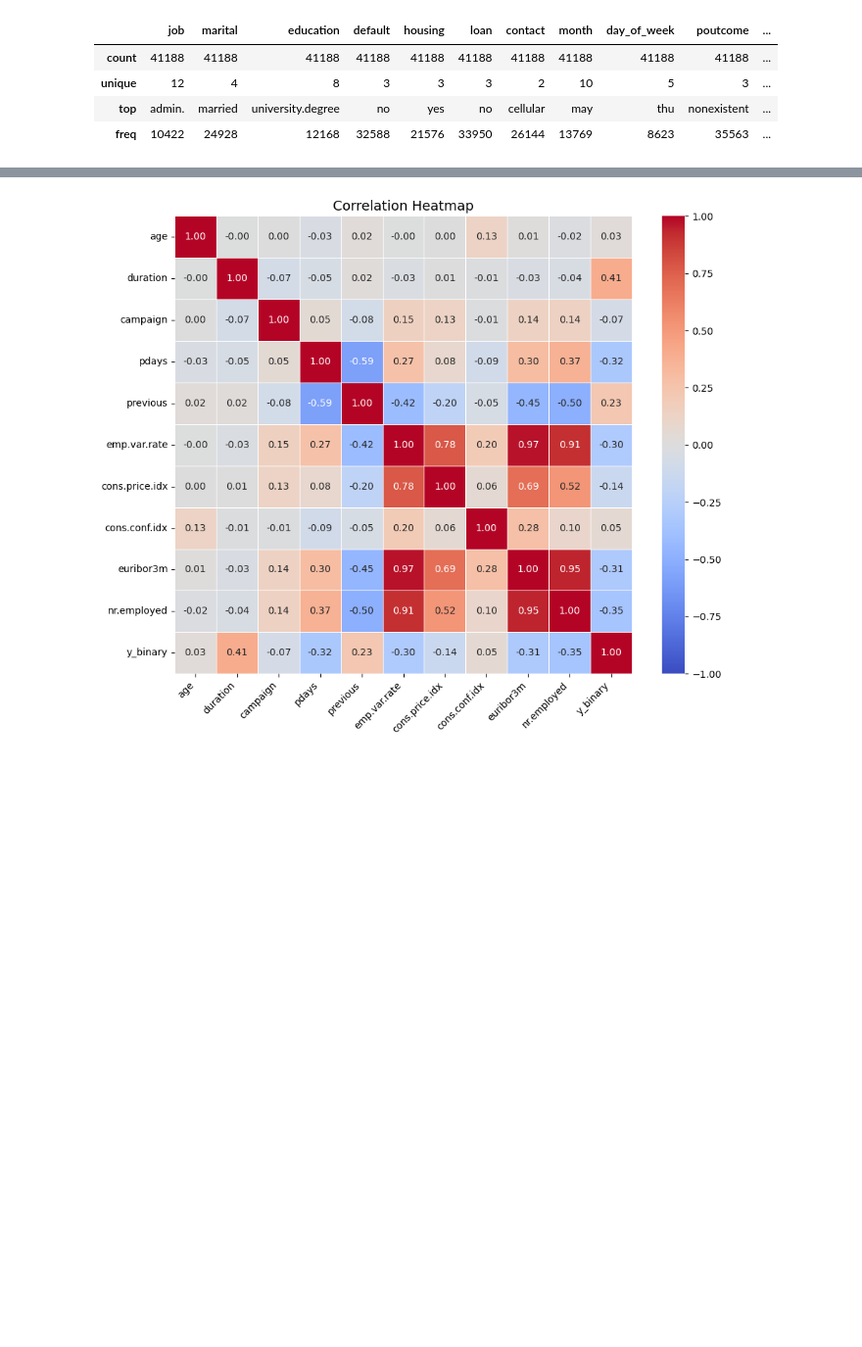
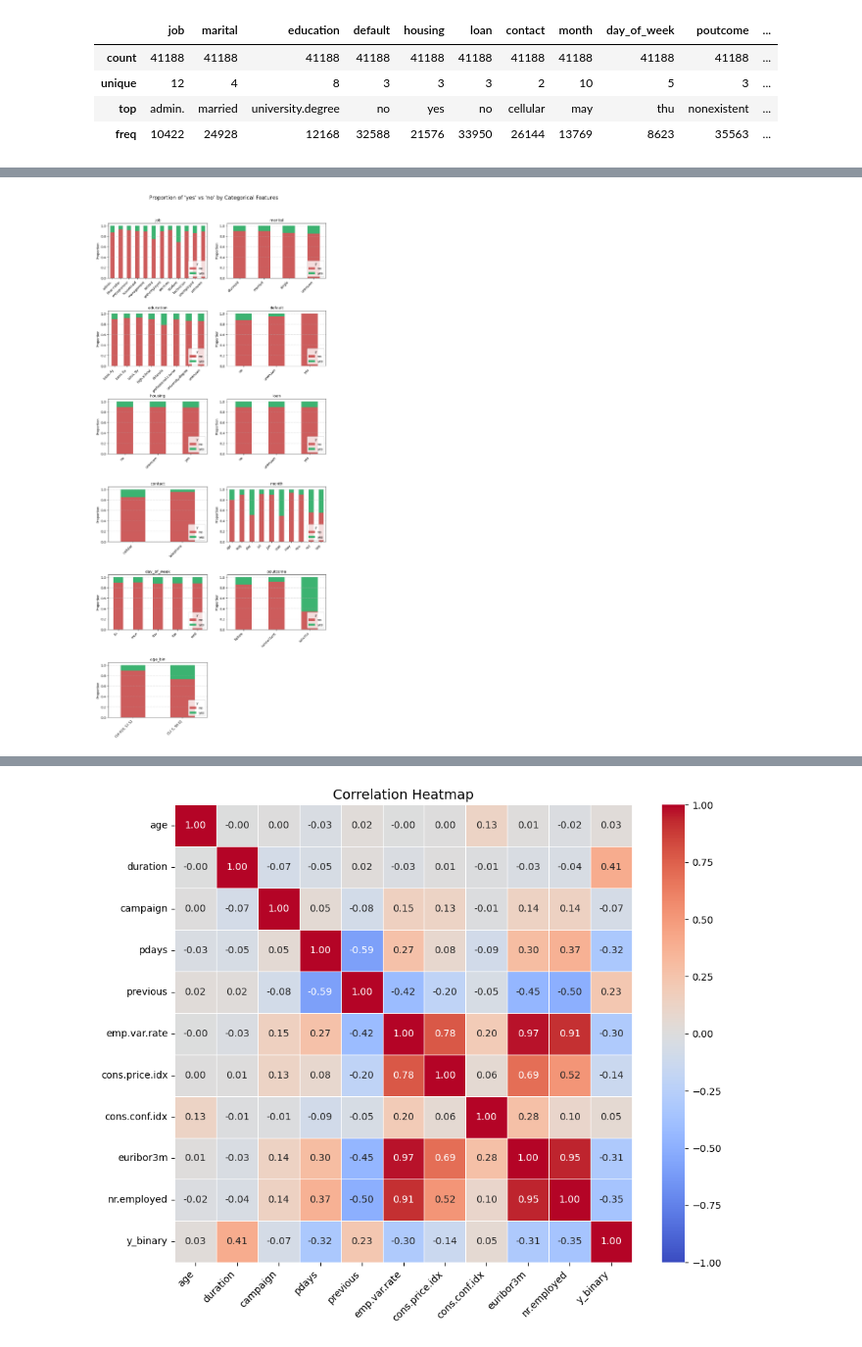
Before and after one commit to debfantom/UCB_AI-ML_17.1_Bank_Term_Deposit_Classification, a Jupyter notebook: prompt_III_DF.ipynb, the cells around one changed output, grey strips where cells are left out. Shown at 98% size. Cells and saved outputs as stored; diff of their text form; code cells hidden in the pictures; blank space fills up the shorter version.

```diff
--- a/prompt_III_DF.ipynb
+++ b/prompt_III_DF.ipynb
@@ -235,3 +203,39 @@ for col in cat_cols:
+# %%
+# Get categorical columns (excluding the target itself)
+cat_cols = df.select_dtypes(include='category').columns.drop('y')
+
+# Setup 2x6 layout
+n_cols = 2
+n_rows = int(np.ceil(len(cat_cols) / n_cols))
+fig, axes = plt.subplots(n_rows, n_cols, figsize=(12, n_rows * 4))
+axes = axes.flatten()
+
+# Plot each categorical variable
+for i, col in enumerate(cat_cols):
+    ax = axes[i]
+    crosstab = pd.crosstab(df[col], df['y'], normalize='index')
+    crosstab.plot(kind='bar', stacked=True, ax=ax, color=['indianred', 'mediumseagreen'])
+
+    ax.set_title(f"{col}", fontsize=12)
+    ax.set_ylabel("Proportion")
+    ax.set_xlabel("")
+    ax.set_xticklabels(ax.get_xticklabels(), rotation=45, ha='right')
+    ax.legend(title='y', loc='lower right')
+    ax.grid(axis='y', linestyle='--', alpha=0.6)
+
+# Hide unused axes
+for j in range(i + 1, len(axes)):
+    fig.delaxes(axes[j])
+
+# Main title and layout
+fig.suptitle("Proportion of 'yes' vs 'no' by Categorical Features", fontsize=16)
+fig.subplots_adjust(hspace=0.6, top=0.93, bottom=0.05)
+
+# Save and display
+plt.savefig("images/categorical_features_proportion.png", bbox_inches='tight')
+plt.show()
+# %% [output]
+[figure, added]
 # %%
 
 # List of numerical columns
```
Also changed, not shown: parts of 7 cells of this notebook.
